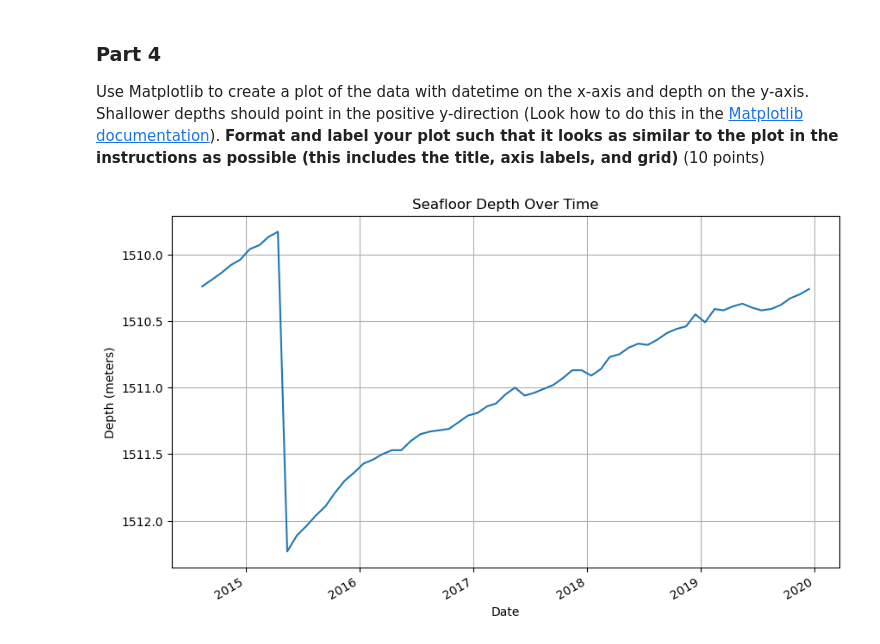
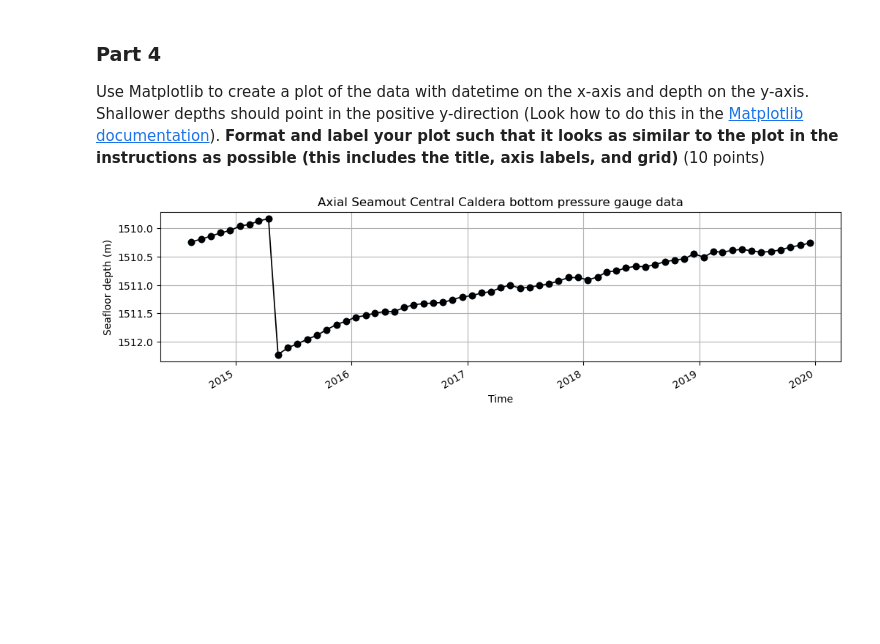
Before and after one commit to EchoEvelyn/OCEAN215_homework_2, a Jupyter notebook: HW2.ipynb, the cells around one changed output. Drawn from its saved outputs; the diff is of its cells as text; code cells hidden in the pictures; blank space fills up the shorter version.

```diff
--- a/HW2.ipynb
+++ b/HW2.ipynb
@@ -380,31 +382,21 @@ Use Matplotlib to create a plot of the data with datetime on the x-axis and dept
 # %%
 # Your code to make the plot for Part 4:
 import matplotlib.pyplot as plt
 import matplotlib.dates as mdates
 
 mpl_dates = mdates.date2num(datetime_list)
 
 # Create the plot
-plt.figure(figsize=(10, 6))
-plt.plot_date(mpl_dates, depths, linestyle='solid', marker=None)
-
-# Set labels and title
-plt.title('Seafloor Depth Over Time')
-plt.xlabel('Date')
-plt.ylabel('Depth (meters)')
-
-# Set y-axis to be positive upwards (shallower depths pointing upward)
+plt.subplots(figsize=(12, 3))
+plt.plot(datetime_list, depths, linestyle='solid', lw=1.25, color='black', marker='o')
+plt.scatter(datetime_list, depths)
+plt.title('Axial Seamout Central Caldera bottom pressure gauge data')
+plt.xlabel('Time')
+plt.ylabel('Seafloor depth (m)')
 plt.gca().invert_yaxis()
-
-# Format x-axis as dates
 plt.gcf().autofmt_xdate()
-
-# Add gridlines
-plt.grid(True)
-
-# Show the plot
-plt.show()
+plt.grid()
 # %% [output]
-[figure, old version]
+[figure, new version]
 # %% [markdown]
 <!-- END QUESTION -->
```
Also changed, not shown: parts of 1 cell of this notebook, 1 other file.
